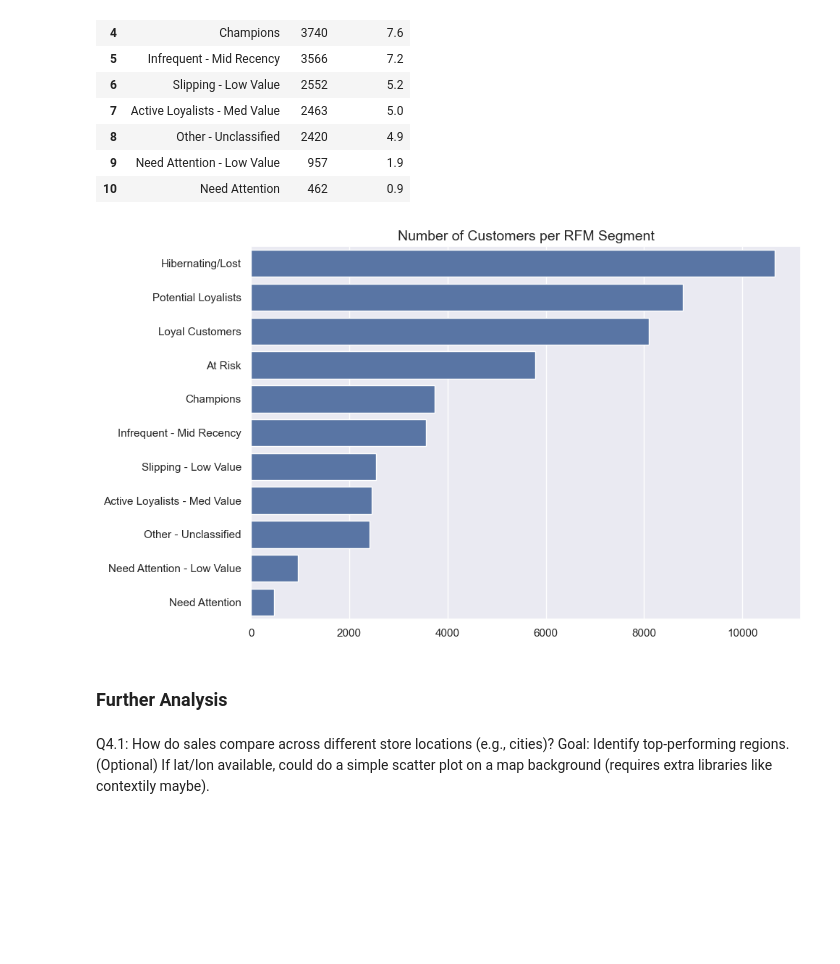
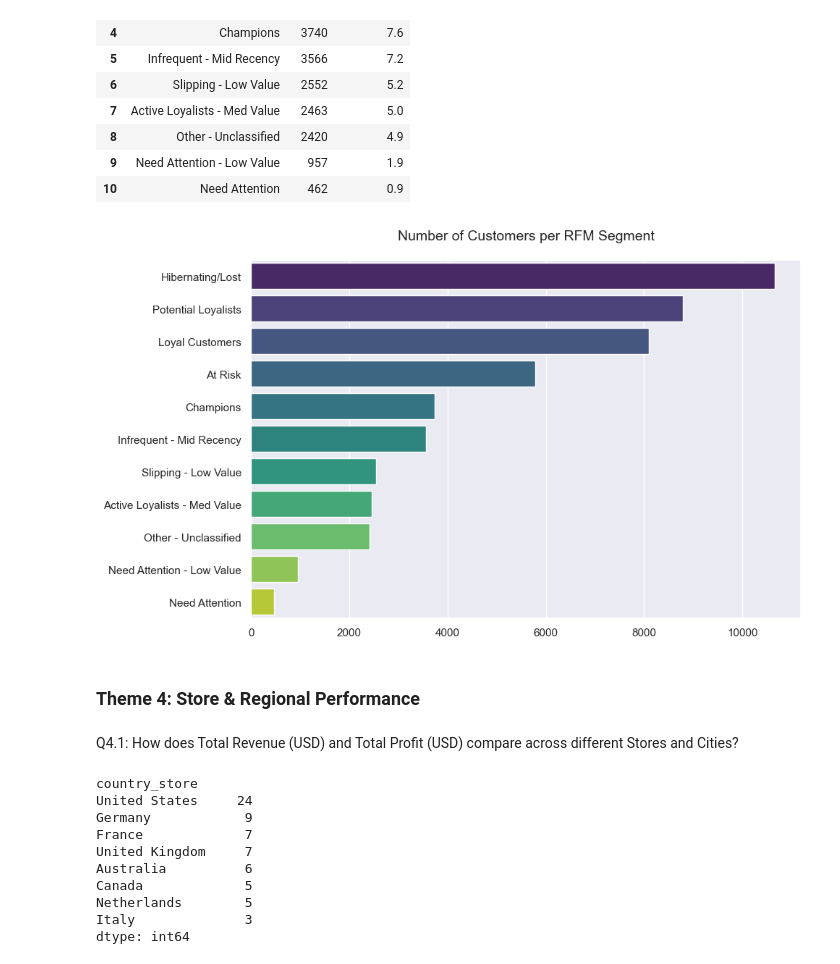
Before and after one commit to ChuSeng99/contoso, a Jupyter notebook: contoso.ipynb, the cells around one changed output. Saved outputs shown, nothing was run; the diff lists cells and outputs as text; code cells hidden in the pictures; blank space fills up the shorter version.

Commit message:
Feat: Complete Theme 4

```diff
--- a/contoso.ipynb
+++ b/contoso.ipynb
@@ -1233,27 +1233,31 @@ segment_counts
 # %%
 # --- Analyze Segment Characteristics (Average RFM) ---
 segment_characteristics = (
     rfm_df.groupby('Segment')[['Recency', 'Frequency', 'Monetary']]
     .mean()
     .round(1)
 )
 
 # Add the count to the characteristics table
 segment_characteristics = segment_characteristics.join(segment_counts.set_index('Segment')['Count'])
 
-# # --- Visualize Segment Sizes ---
+# --- Visualize Segment Sizes ---
 plt.figure(figsize=(10, 6))
-sns.barplot(data=segment_counts.sort_values('Count', ascending=False), x='Count', y='Segment')
-plt.title('Number of Customers per RFM Segment')
+sns.barplot(
+    data=segment_counts.sort_values('Count', ascending=False),
+    x='Count',
+    y='Segment',
+    palette='viridis',
+    hue='Segment'
+)
+plt.title('Number of Customers per RFM Segment', pad=20)
 plt.xlabel('')
 plt.ylabel('')
 plt.tight_layout()
 plt.show()
 # %% [output]
-[figure, old version]
+[figure, new version]
 # %% [markdown]
-### Further Analysis
+### Theme 4: Store & Regional Performance
 # %% [markdown]
-Q4.1: How do sales compare across different store locations (e.g., cities)?
-Goal: Identify top-performing regions.
-(Optional) If lat/lon available, could do a simple scatter plot on a map background (requires extra libraries like contextily maybe).
+Q4.1: How does Total Revenue (USD) and Total Profit (USD) compare across different Stores and Cities?
@@ -1259,0 +1273,21 @@ Goal: Identify top-performing regions.
+# %%
+(
+    df_store
+    .drop_duplicates(['state_store', 'country_store'])
+    .reset_index()
+    [['state_store', 'country_store']]
+    .groupby('country_store')
+    .size()
+    .sort_values(ascending=False)
+)
+# %% [output]
+country_store
+United States     24
+Germany            9
+France             7
+United Kingdom     7
+Australia          6
+Canada             5
+Netherlands        5
+Italy              3
+dtype: int64
```
Also changed, not shown: parts of 14 cells of this notebook, 6 other files.
